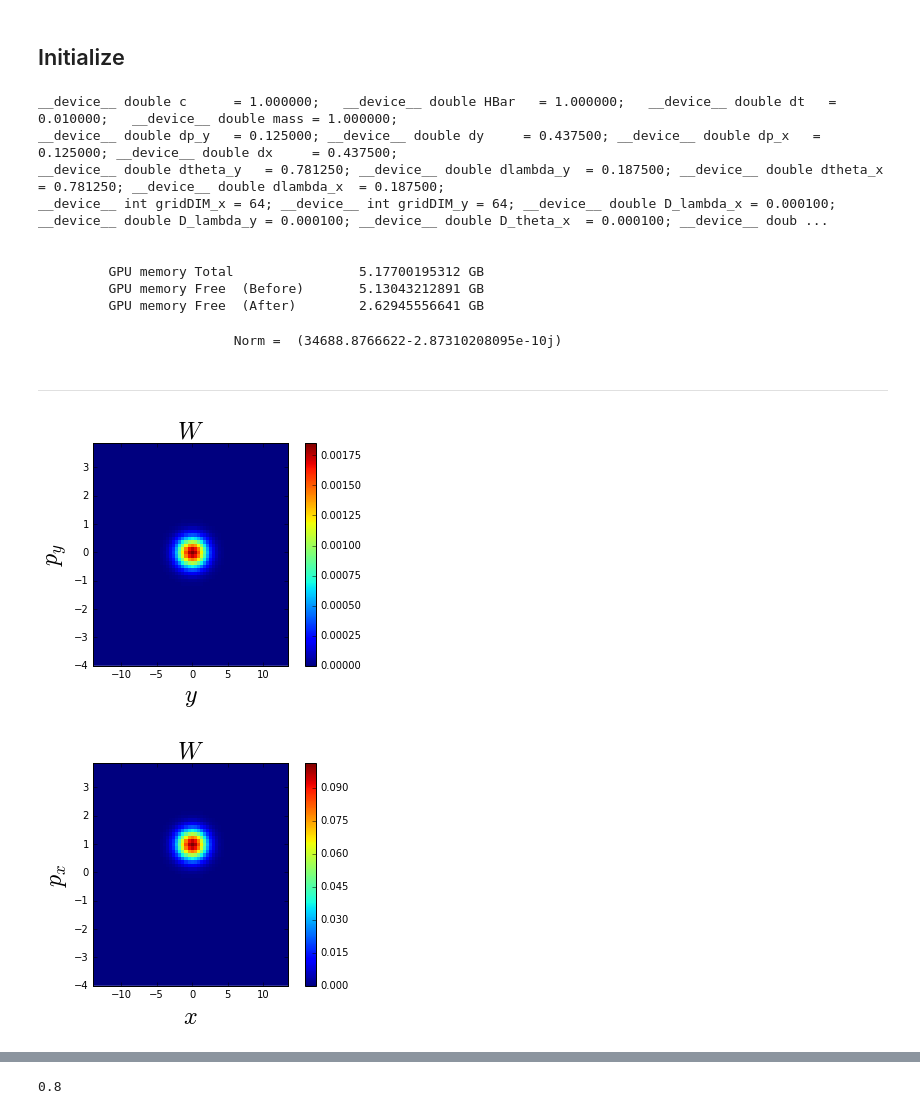
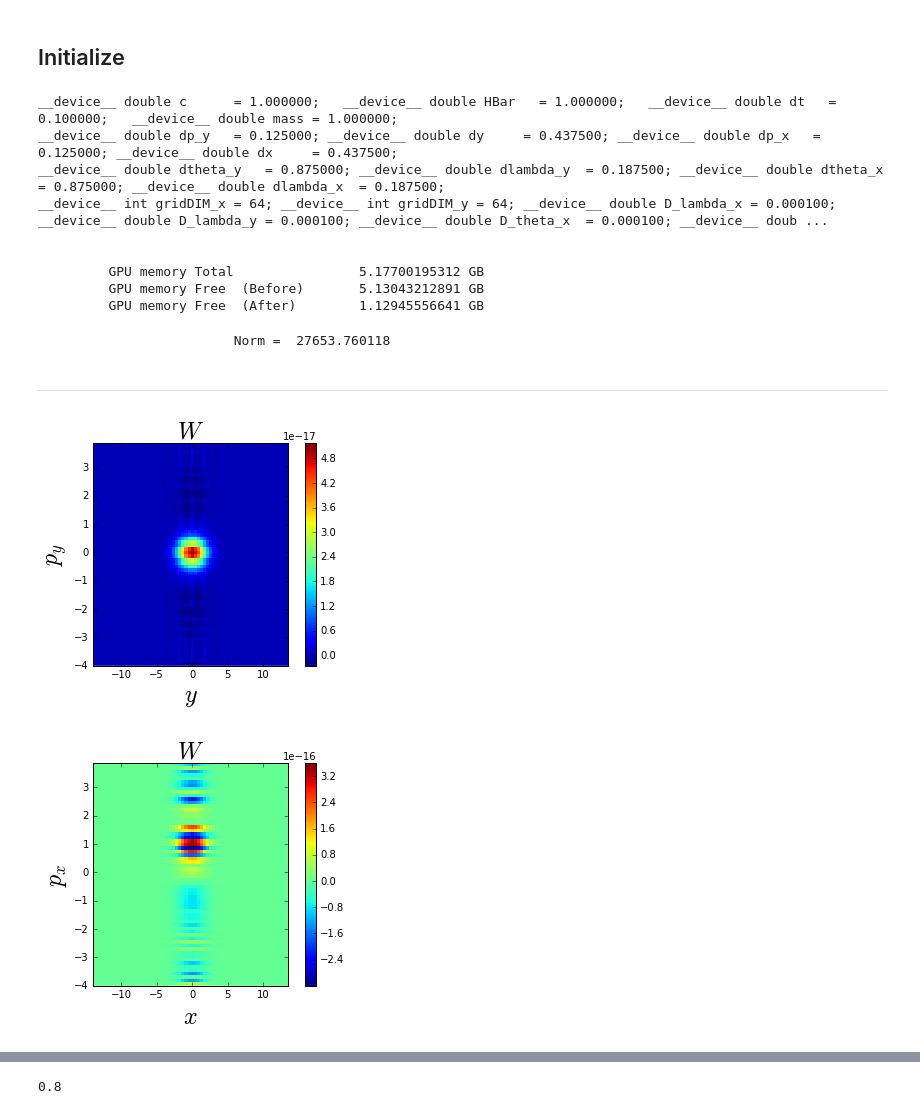
Before and after one commit to cabrer7/PyWignerCUDA2, a Jupyter notebook: instances/WignerDirac4D_64_64/Free.ipynb, the cells around one changed output, grey strips where cells are left out. Drawn from its saved outputs; the diff is of its cells as text; code cells hidden in the pictures.

```diff
--- a/instances/WignerDirac4D_64_64/Free.ipynb
+++ b/instances/WignerDirac4D_64_64/Free.ipynb
@@ -36,8 +32,8 @@ class frame( GPU_WignerDirac4D ):
         self.gridDIM_x   = 64     #axis 3
 
         self.skipFrames = 1
-        self.dt         = 0.01
-        self.timeSteps  =  40
+        self.dt         =   0.1
+        self.timeSteps  =  10
 
         # Phase space window
         self.p_y_amplitude = 4.          #axis 0
@@ -46,9 +42,9 @@ class frame( GPU_WignerDirac4D ):
         self.x_amplitude   = 14.        #axis 3
 
         # Ambiguity space window
-        self.theta_y_amplitude  = 25.    #axis 0
+        self.theta_y_amplitude  = 28.    #axis 0
         self.lambda_y_amplitude = 6.     #axis 1
-        self.theta_x_amplitude  = 25.    #axis 2
+        self.theta_x_amplitude  = 28.    #axis 2
         self.lambda_x_amplitude = 6.     #axis 3
 
         # Dynamics
@@ -91,65 +87,67 @@ class frame( GPU_WignerDirac4D ):
         u_y = 0.
 
         self.WignerDiracGaussian_ParticleUp_GPU(
-            self.W11 ,  self.W12 ,  self.W13 ,  self.W14 ,
-                        self.W22 ,  self.W23 ,  self.W24 ,
-                                    self.W33 ,  self.W34 ,
-                                                self.W44 , u_x, u_y, x_mu, y_mu, x_sigma, y_sigma)
+            self.W11 , self.W12 ,  self.W13 ,  self.W14 ,
+            self.W21 , self.W22 ,  self.W23 ,  self.W24 ,
+            self.W31 , self.W32 ,  self.W33 ,  self.W34 ,
+            self.W41 , self.W42 ,  self.W43 ,  self.W44 ,
+                u_x, u_y, x_mu, y_mu, x_sigma, y_sigma)
+
 
         self.Fourier_Theta_To_P_64_64_4x4_GPU(
-            self.W11 ,  self.W12 ,  self.W13 ,  self.W14 ,
-                        self.W22 ,  self.W23 ,  self.W24 ,
-                                    self.W33 ,  self.W34 ,
-                                                self.W44 )
+            self.W11 , self.W12 ,  self.W13 ,  self.W14 ,
+            self.W21 , self.W22 ,  self.W23 ,  self.W24 ,
+            self.W31 , self.W32 ,  self.W33 ,  self.W34 ,
+            self.W41 , self.W42 ,  self.W43 ,  self.W44 )
 
 
         self.Normalize_4x4_GPU(
-            self.W11 ,  self.W12 ,  self.W13 ,  self.W14 ,
-                        self.W22 ,  self.W23 ,  self.W24 ,
-                                    self.W33 ,  self.W34 ,
-                                                self.W44 )
+            self.W11 , self.W12 ,  self.W13 ,  self.W14 ,
+            self.W21 , self.W22 ,  self.W23 ,  self.W24 ,
+            self.W31 , self.W32 ,  self.W33 ,  self.W34 ,
+            self.W41 , self.W42 ,  self.W43 ,  self.W44 )
 # %% [markdown]
 ## Initialize
 # %%
 instance = frame()
 # %% [output]
-__device__ double c      = 1.000000;   __device__ double HBar   = 1.000000;   __device__ double dt   = 0.010000;   __device__ double mass = 1.000000;
+__device__ double c      = 1.000000;   __device__ double HBar   = 1.000000;   __device__ double dt   = 0.100000;   __device__ double mass = 1.000000;
 __device__ double dp_y   = 0.125000; __device__ double dy     = 0.437500; __device__ double dp_x   = 0.125000; __device__ double dx     = 0.437500;
-__device__ double dtheta_y   = 0.781250; __device__ double dlambda_y  = 0.187500; __device__ double dtheta_x   = 0.781250; __device__ double dlambda_x  = 0.187500;
+__device__ double dtheta_y   = 0.875000; __device__ double dlambda_y  = 0.187500; __device__ double dtheta_x   = 0.875000; __device__ double dlambda_x  = 0.187500;
 __device__ int gridDIM_x = 64; __device__ int gridDIM_y = 64; __device__ double D_lambda_x = 0.000100; __device__ double D_lambda_y = 0.000100; __device__ double D_theta_x  = 0.000100; __device__ doub ...
 
 
          GPU memory Total                5.17700195312 GB
          GPU memory Free  (Before)       5.13043212891 GB
-         GPU memory Free  (After)        2.62945556641 GB
+         GPU memory Free  (After)        1.12945556641 GB
 # %%
 instance.Set_Initial_Condition()
 #instance.Set_Initial_Condition_FilterParticle()
 # %% [output]
-                         Norm =  (34688.8766622-2.87310208095e-10j)
+                         Norm =  27653.760118
 # %% [markdown]
 ********************************************
 # %%
 W = instance.W11 .get() + instance.W22 .get() + instance.W33 .get() + instance.W44 .get()
 # %%
 # Phase space x
-plt.imshow( W[::,::,instance.gridDIM_x/2, instance.gridDIM_x/2 ].real,
+plt.imshow( W[::,::,instance.gridDIM_x/2, instance.gridDIM_x/2 ].imag,
            extent=[-instance.y_amplitude , instance.y_amplitude-instance.dy,
                    -instance.p_y_amplitude, instance.p_y_amplitude-instance.dp_y] ,
            origin='lower', interpolation='none')
 
 axis_font = {'size':'24'}
 plt.title( '$W$' , **axis_font)
 plt.xlabel('$y$',**axis_font)
 plt.ylabel('$p_y$',**axis_font)
 
 plt.colorbar()
 plt.axes().set_aspect(4)
 # %% [output]
-[figure, old version]
+[figure, new version]
 # %%
 # Phase space y
-plt.imshow( W[instance.gridDIM_y/2, instance.gridDIM_y/2, :, : ].real,
+plt.imshow( W[instance.gridDIM_y/2, instance.gridDIM_y/2, :, : ].imag,
            extent=[-instance.x_amplitude , instance.x_amplitude-instance.dx,
                    -instance.p_x_amplitude, instance.p_x_amplitude-instance.dp_x] ,
            origin='lower', interpolation='none')
@@ -162,6 +160,6 @@ plt.ylabel('$p_x$',**axis_font)
 plt.colorbar()
 plt.axes().set_aspect(4)
 # %% [output]
-[figure, old version]
+[figure, new version]
 # %%
 # Configuration space
```
Also changed, not shown: parts of 22 cells of this notebook.
